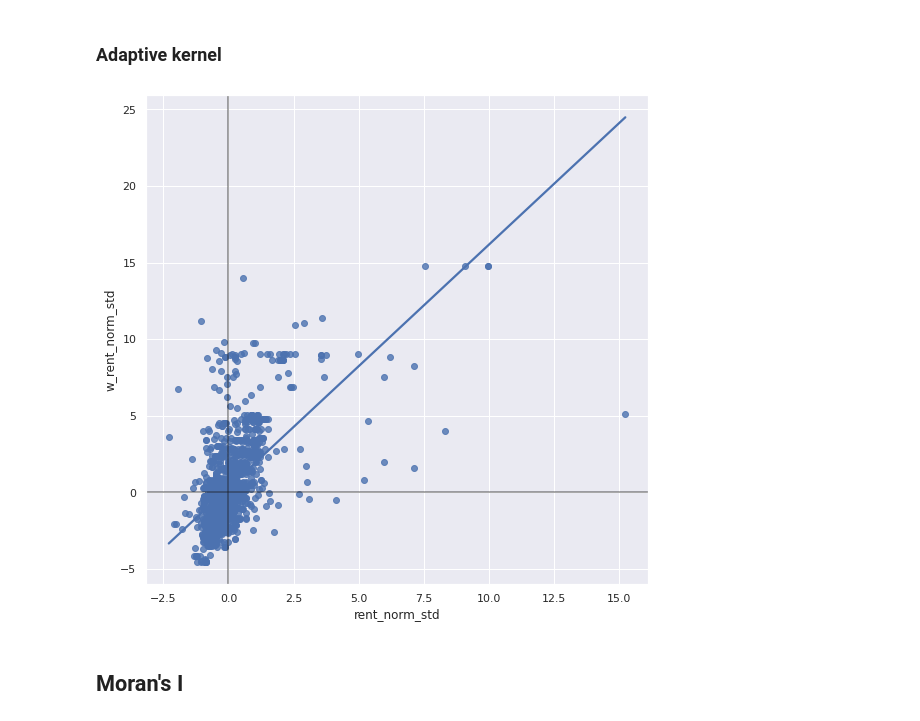
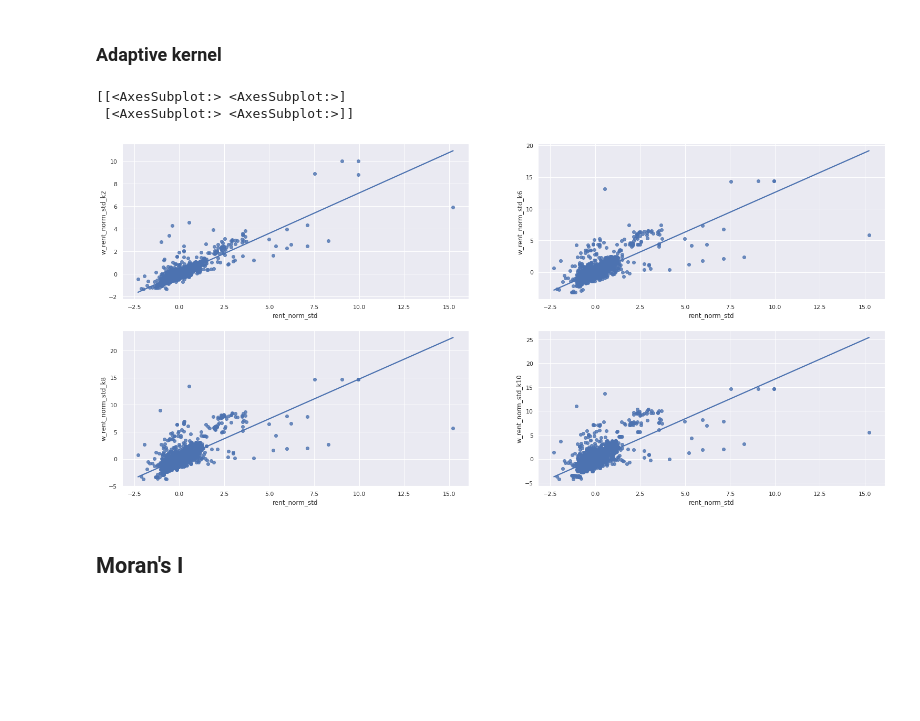
Before and after one commit to szymongalecki/Geospatial_Data_Science, a Jupyter notebook: data_exploration.ipynb, the cells around one changed output. Cells and saved outputs as stored; diff of their text form; code cells hidden in the pictures; blank space fills up the shorter version.

```diff
--- a/data_exploration.ipynb
+++ b/data_exploration.ipynb
@@ -218,3 +218,6 @@ w_block.transform = 'R'
 # %%
 # Row-based transformation
 #w_kernel.transform = 'R'
+# %%
+# Set apartment ID as df id
+gdf = gdf.set_index("id")
@@ -221,5 +237,14 @@ w_block.transform = 'R'
 # %%
 # With adaptive distance band
-w_adaptive = weights.distance.Kernel.from_dataframe(
-    gdf, fixed=False, k=15, function='gaussian'
-)
+
+list_of_k = [2, 6, 8, 10]
+
+w_adaptive_list = []
+
+for k in list_of_k:
+    w_adaptive = weights.distance.Kernel.from_dataframe(
+        gdf_noise, fixed=False, k=k, function='gaussian'
+    )
+
+    w_adaptive.remap_ids(gdf_noise.index)
+    w_adaptive_list.append(w_adaptive)
@@ -264,11 +294,13 @@ joined_clean[joined_clean["index_right"] == "Valby"]
 # %% [markdown]
 ## Adaptive kernel
 # %%
-gdf['rent_norm_std'] = (
-    gdf['rent_norm'] - gdf['rent_norm'].mean()
-) / gdf['rent_norm'].std()
+gdf_noise['rent_norm_std'] = (
+    gdf_noise['rent_norm'] - gdf_noise['rent_norm'].mean()
+) / gdf_noise['rent_norm'].std()
 # %%
-gdf['w_rent_norm_std'] = weights.lag_spatial(w_adaptive, gdf['rent_norm_std'])
+for i, k in enumerate(list_of_k):
+    k_name = "w_rent_norm_std_k" + str(k)
+    gdf_noise[k_name] = weights.lag_spatial(w_adaptive_list[i], gdf_noise['rent_norm_std'])
 # %% [markdown]
 ## Moran Plot
 # %% [markdown]
@@ -289,16 +321,24 @@ plt.show()
 ### Adaptive kernel
 # %%
 # Setup the figure and axis
-f, ax = plt.subplots(1, figsize=(9, 9))
+#f, ax = plt.subplots(1, figsize=(9, 9))
+f, axes = plt.subplots(2,2)
+print(axes)
 # Plot values
-sns.regplot(x='rent_norm_std', y='w_rent_norm_std', data=gdf, ci=None)
-# Add vertical and horizontal lines
-plt.axvline(0, c='k', alpha=0.5)
-plt.axhline(0, c='k', alpha=0.5)
+
+sns.regplot(ax=axes[0, 0], x='rent_norm_std', y="w_rent_norm_std_k2", data=gdf_noise, ci=None)
+sns.regplot(ax=axes[0, 1], x='rent_norm_std', y="w_rent_norm_std_k6", data=gdf_noise, ci=None)
+sns.regplot(ax=axes[1, 0], x='rent_norm_std', y="w_rent_norm_std_k8", data=gdf_noise, ci=None)
+sns.regplot(ax=axes[1, 1], x='rent_norm_std', y="w_rent_norm_std_k10", data=gdf_noise, ci=None)
+    # Add vertical and horizontal lines
+    #plt.axvline(0, c='k', alpha=0.5)
+    #plt.axhline(0, c='k', alpha=0.5)
 # Display
 plt.show()
 # %% [output]
+[[<AxesSubplot:> <AxesSubplot:>]
+ [<AxesSubplot:> <AxesSubplot:>]]
-[figure, old version]
+[figure, new version]
 # %% [markdown]
 ## Moran's I
 # %% [markdown]
```
Also changed, not shown: parts of 13 cells of this notebook.
